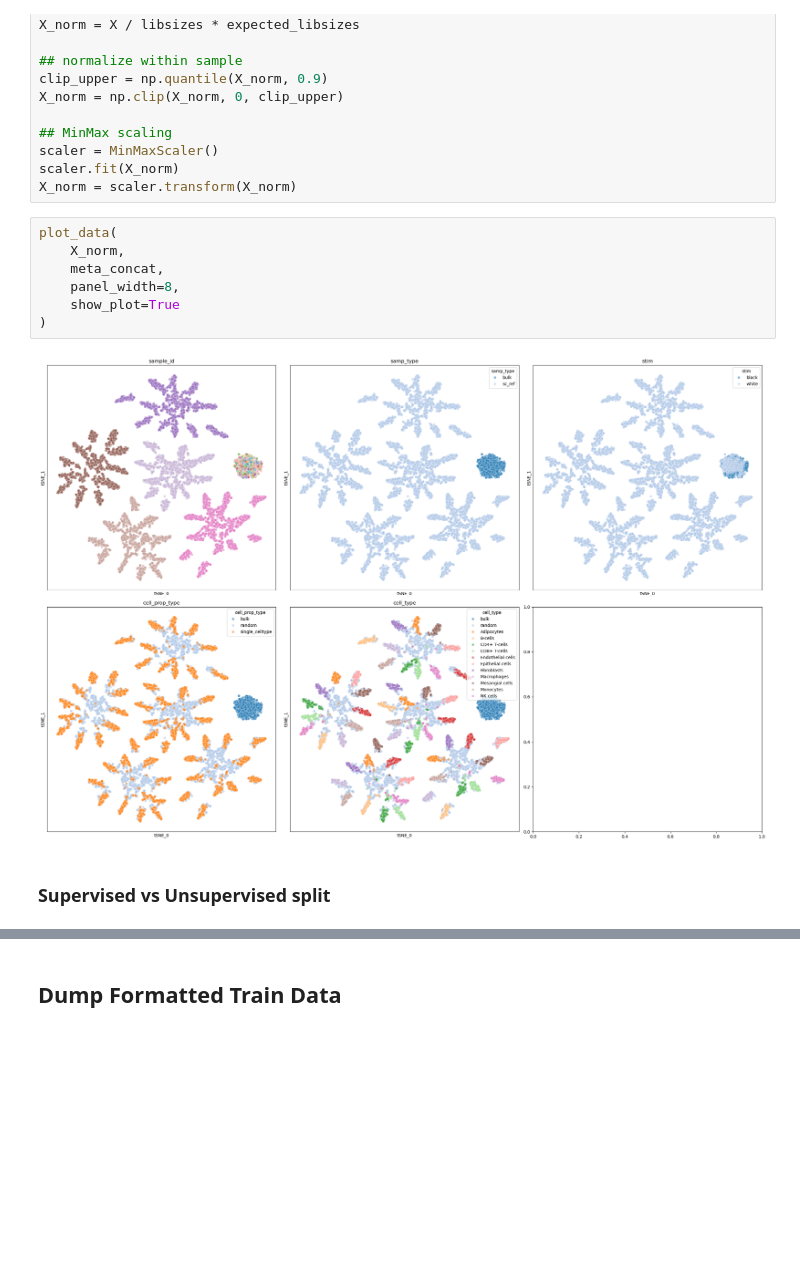
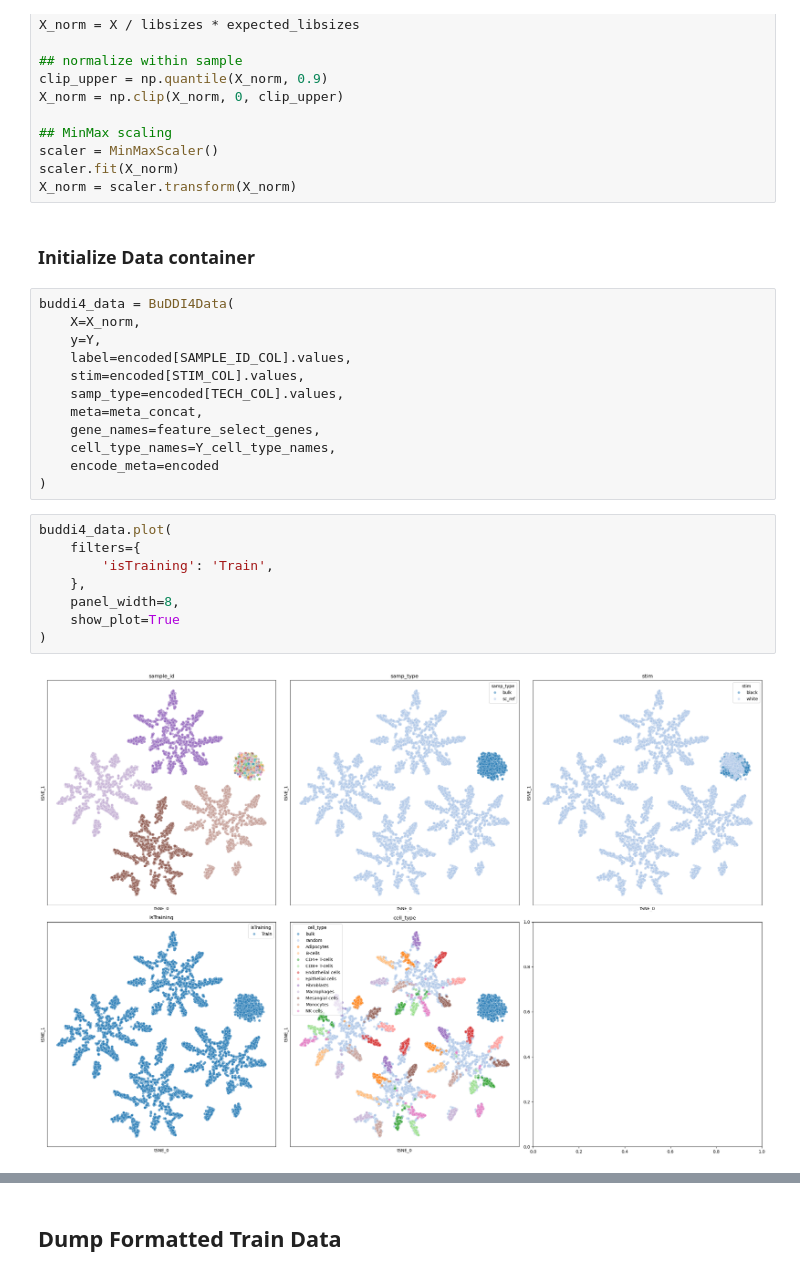
Before and after one commit to NDavidsonLab/BuDDI_HGSC_schildkraut_analysis, a Jupyter notebook: 1.data_preprocessing/1.3.prepare_train_data.ipynb, the cells around one changed output, grey strips where cells are left out. Drawn from its saved outputs; the diff is of its cells as text; blank space fills up the shorter version.

Commit message:
Modified prepare data notebook to make use of updated buddi_v2 datastructure

```diff
--- a/1.data_preprocessing/1.3.prepare_train_data.ipynb
+++ b/1.data_preprocessing/1.3.prepare_train_data.ipynb
@@ -297,14 +294,27 @@ X_norm = np.clip(X_norm, 0, clip_upper)
 scaler = MinMaxScaler()
 scaler.fit(X_norm)
 X_norm = scaler.transform(X_norm)
+# %% [markdown]
+### Initialize Data container
+# %%
+buddi4_data = BuDDI4Data(
+    X=X_norm,
+    y=Y,
+    label=encoded[SAMPLE_ID_COL].values,
+    stim=encoded[STIM_COL].values,
+    samp_type=encoded[TECH_COL].values,
+    meta=meta_concat,
+    gene_names=feature_select_genes,
+    cell_type_names=Y_cell_type_names,
+    encode_meta=encoded
+)
 # %%
-plot_data(
-    X_norm,
-    meta_concat,
+buddi4_data.plot(
+    filters={
+        'isTraining': 'Train',
+    },
     panel_width=8,
     show_plot=True
 )
 # %% [output]
-[figure, old version]
+[figure, new version]
-# %% [markdown]
-### Supervised vs Unsupervised split
```
Also changed, not shown: parts of 5 cells of this notebook.
